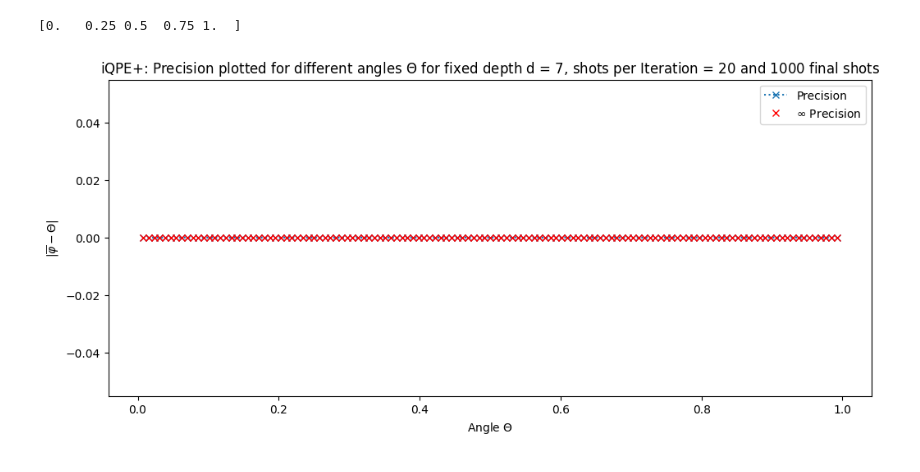
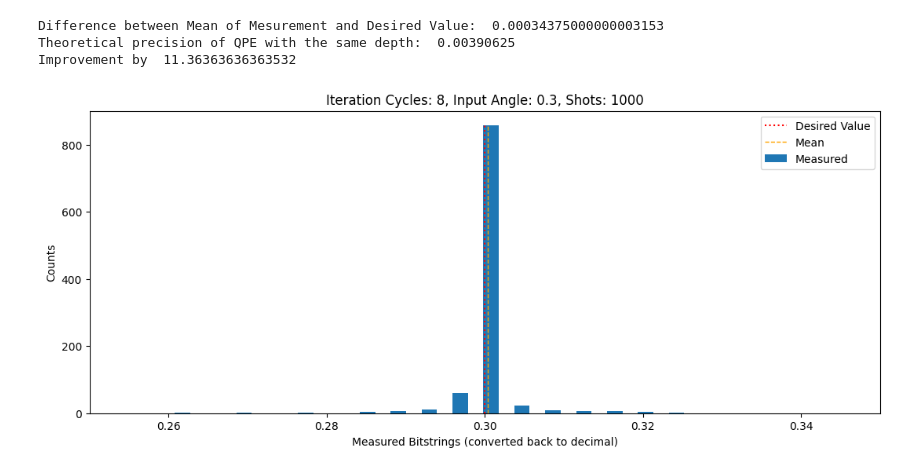
Before and after one commit to RicemanBoy/qc_researchproject, a Jupyter notebook: iQPE.ipynb, the cells around one changed output. Saved outputs shown, nothing was run; the diff lists cells and outputs as text; code cells hidden in the pictures.

```diff
--- a/iQPE.ipynb
+++ b/iQPE.ipynb
@@ -312,7 +312,7 @@ def measurement(angle: float, depth: int, num: float, shots_per_it = 0):
 
     fig, ax1 = plt.subplots(figsize=(13,5))
 
-    ax1 = plt.bar(keys, values, width = 2**(-depth-3), label="Measured")
+    ax1 = plt.bar(keys, values, width = 2**(-depth-1), label="Measured")
 
     plt.vlines(angle , 0 , max(values), color = "red", linestyle = "dotted", label = "Desired Value")
     plt.vlines(avg, 0 , max(values), color='orange', linestyle='dashed', linewidth=1, label = "Mean")
@@ -321,6 +321,9 @@ def measurement(angle: float, depth: int, num: float, shots_per_it = 0):
     else:
         plt.title("iQPE+: Iteration Cycles: {}, Input Angle: {}, {} Shots per Iteration, Final Shots: {}".format(depth, angle, shots_per_it, int(num)))
     plt.xlim(-0.1,1.1)
+    plt.xlim(0.25,0.35)
+    plt.ylabel("Counts")
+    plt.xlabel("Measured Bitstrings (converted back to decimal)")
 
     plt.legend()
 
@@ -817,13 +820,11 @@ def plot_depth_over_angle(precision:float, maxdepth:int, start:float, end: float
     #plt.ylim(0,maxdepth)
     plt.xlabel(r"Angle $\varphi$")
     plt.legend()
-# %%
-print(np.linspace(0,1,5))
-# %% [output]
-[0.   0.25 0.5  0.75 1.  ]
-# %%
-k = 7
-
-plot_prec_over_angles(1000,k,2**k+1,20)
-# %% [output]
-[figure, removed]
+# %%
+measurement(0.3, 8, 1000)
+plt.savefig("Nice.png", dpi = 300)
+# %% [output]
+Difference between Mean of Mesurement and Desired Value:  0.00034375000000003153
+Theoretical precision of QPE with the same depth:  0.00390625
+Improvement by  11.36363636363532
+[figure, added]
```
Also changed, not shown: 5 other files.
